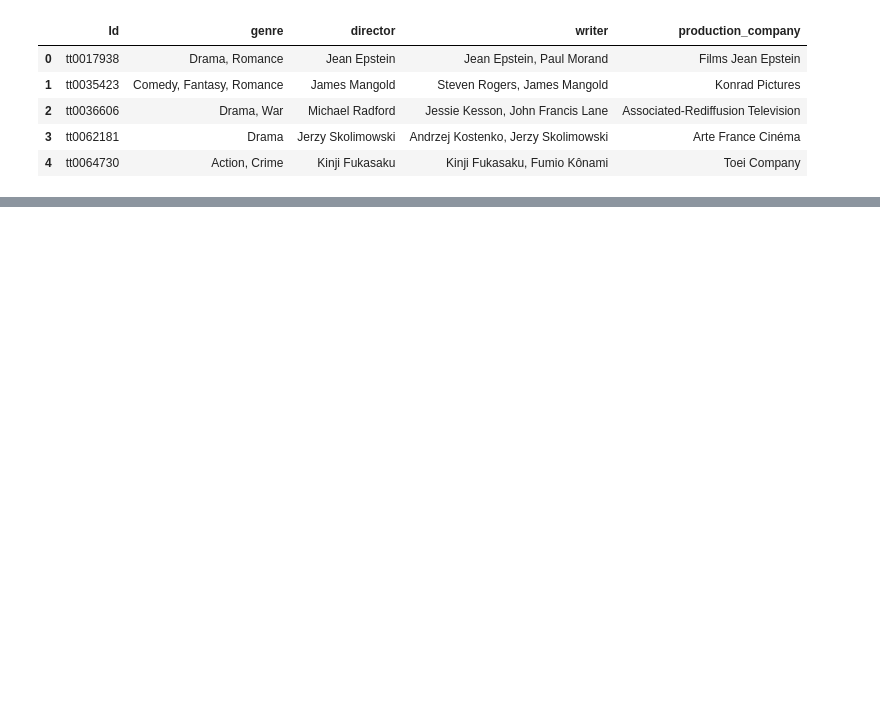
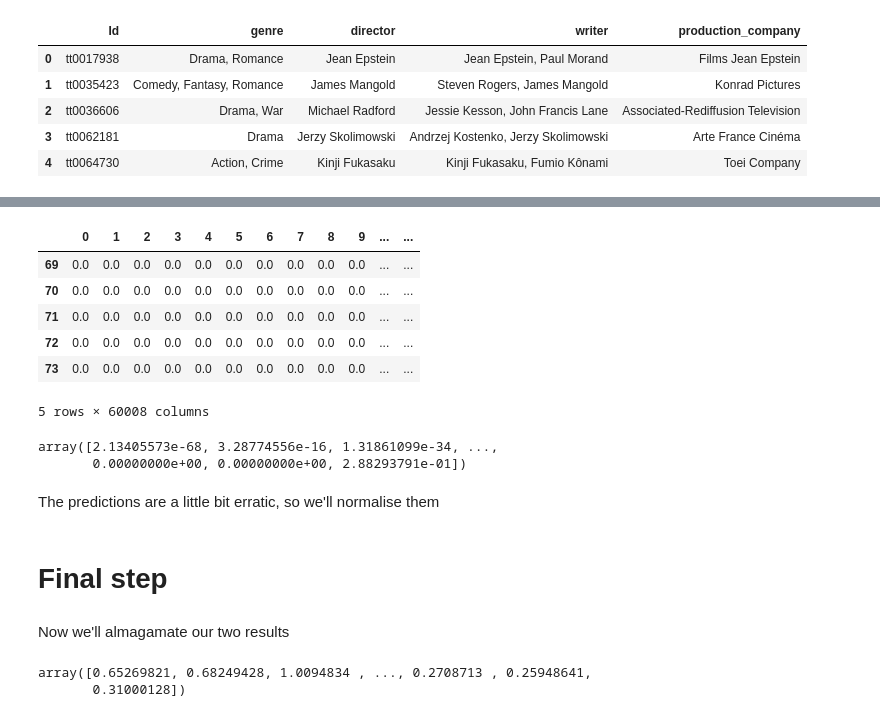
Before and after one commit to Hekkta/Film-content-based-recommender-system, a Jupyter notebook: Recommender system - regression style.ipynb, the cells around one changed output, grey strips where cells are left out. Cells and saved outputs as stored; diff of their text form; code cells hidden in the pictures; blank space fills up the shorter version.

```diff
--- a/Recommender system - regression style.ipynb
+++ b/Recommender system - regression style.ipynb
@@ -212,0 +276,18 @@ films.to_csv('regression_films.csv', index=False)
+# %%
+# Join the two dataframes by ID
+
+Jo_regression = pd.merge(films_regression, Jo, on='Id', how='inner')
+
+# drop the titles and Id columns
+
+Jo_regression = Jo_regression.drop(['Id', 'Film'], axis=1)
+
+Jo_regression.tail()
+# %% [output]
+|  | 0 | 1 | 2 | 3 | 4 | 5 | 6 | 7 | 8 | 9 | ... | ... |
+| 69 | 0.0 | 0.0 | 0.0 | 0.0 | 0.0 | 0.0 | 0.0 | 0.0 | 0.0 | 0.0 | ... | ... |
+| 70 | 0.0 | 0.0 | 0.0 | 0.0 | 0.0 | 0.0 | 0.0 | 0.0 | 0.0 | 0.0 | ... | ... |
+| 71 | 0.0 | 0.0 | 0.0 | 0.0 | 0.0 | 0.0 | 0.0 | 0.0 | 0.0 | 0.0 | ... | ... |
+| 72 | 0.0 | 0.0 | 0.0 | 0.0 | 0.0 | 0.0 | 0.0 | 0.0 | 0.0 | 0.0 | ... | ... |
+| 73 | 0.0 | 0.0 | 0.0 | 0.0 | 0.0 | 0.0 | 0.0 | 0.0 | 0.0 | 0.0 | ... | ... |
+5 rows × 60008 columns
@@ -212,0 +306,9 @@ films.to_csv('regression_films.csv', index=False)
+# %%
+second_predictions = sparse_lasso2.predict(X_test2)
+
+second_predictions
+# %% [output]
+array([2.13405573e-68, 3.28774556e-16, 1.31861099e-34, ...,
+       0.00000000e+00, 0.00000000e+00, 2.88293791e-01])
+# %% [markdown]
+The predictions are a little bit erratic, so we'll normalise them
@@ -212,0 +317,15 @@ films.to_csv('regression_films.csv', index=False)
+# %% [markdown]
+# Final step
+# %% [markdown]
+Now we'll almagamate our two results
+# %%
+results = (first_predictions + second_predictions)/2
+
+films['response1'] = first_predictions
+
+films['response2'] = second_predictions
+
+results
+# %% [output]
+array([0.65269821, 0.68249428, 1.0094834 , ..., 0.2708713 , 0.25948641,
+       0.31000128])
```
Also changed, not shown: parts of 33 cells of this notebook.
